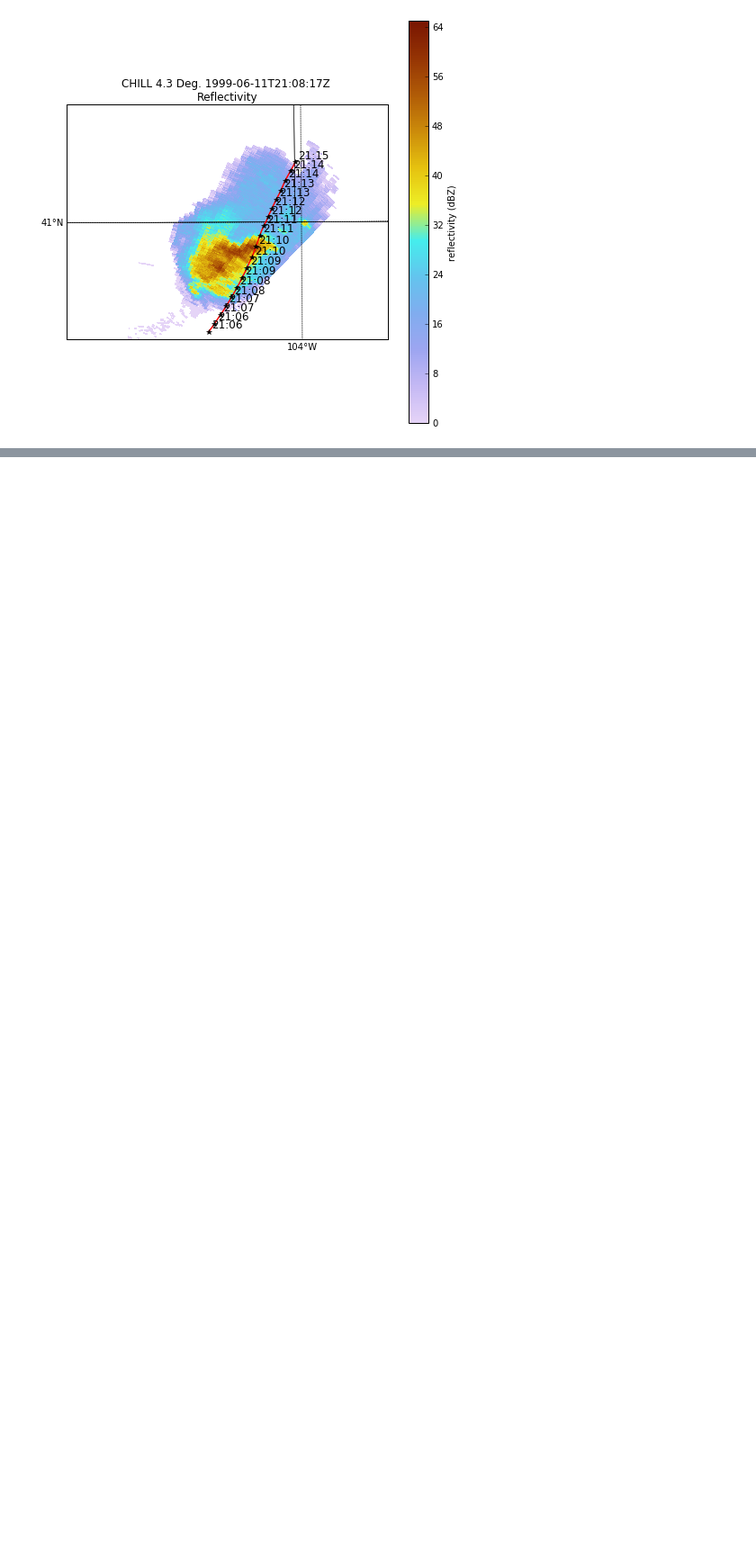
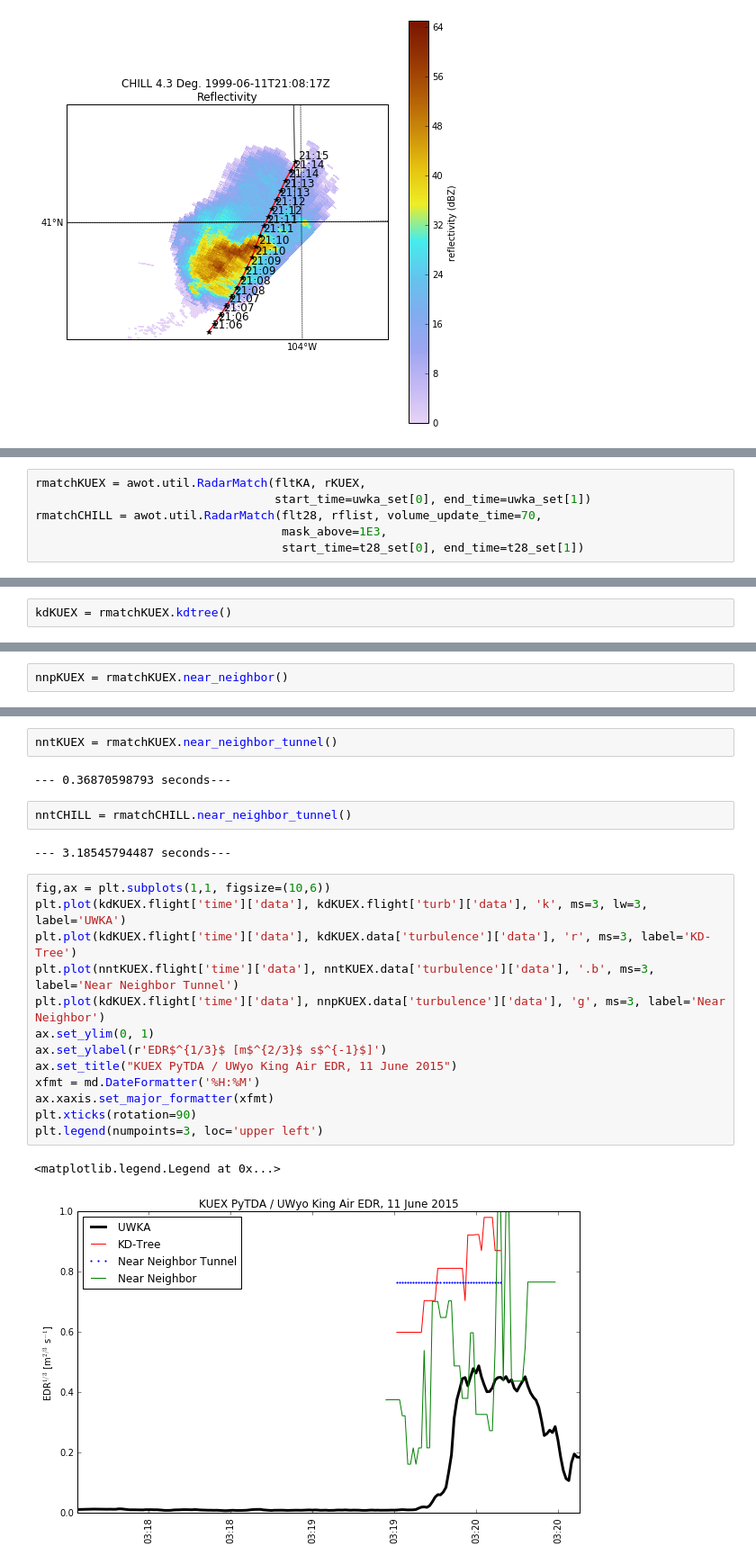
Before and after one commit to nguy/Notebooks, a Jupyter notebook: pytda_along_flight_track.ipynb, the cells around one changed output, grey strips where cells are left out. Shown: that part at 90% size. Saved outputs shown, nothing was run; the diff lists cells and outputs as text; blank space fills up the shorter version.

Commit message:
Updated radar match code.

```diff
--- a/pytda_along_flight_track.ipynb
+++ b/pytda_along_flight_track.ipynb
@@ -441,0 +184,6 @@ def calculate_gate_locations(radar, basemap=None):
+# %%
+rmatchKUEX = awot.util.RadarMatch(fltKA, rKUEX,
+                                  start_time=uwka_set[0], end_time=uwka_set[1])
+rmatchCHILL = awot.util.RadarMatch(flt28, rflist, volume_update_time=70,
+                                   mask_above=1E3,
+                                   start_time=t28_set[0], end_time=t28_set[1])
@@ -441,0 +192,2 @@ def calculate_gate_locations(radar, basemap=None):
+# %%
+kdKUEX = rmatchKUEX.kdtree()
@@ -441,0 +202,2 @@ def calculate_gate_locations(radar, basemap=None):
+# %%
+nnpKUEX = rmatchKUEX.near_neighbor()
@@ -441,0 +212,24 @@ def calculate_gate_locations(radar, basemap=None):
+# %%
+nntKUEX = rmatchKUEX.near_neighbor_tunnel()
+# %% [output]
+--- 0.36870598793 seconds---
+# %%
+nntCHILL = rmatchCHILL.near_neighbor_tunnel()
+# %% [output]
+--- 3.18545794487 seconds---
+# %%
+fig,ax = plt.subplots(1,1, figsize=(10,6))
+plt.plot(kdKUEX.flight['time']['data'], kdKUEX.flight['turb']['data'], 'k', ms=3, lw=3, label='UWKA')
+plt.plot(kdKUEX.flight['time']['data'], kdKUEX.data['turbulence']['data'], 'r', ms=3, label='KD-Tree')
+plt.plot(nntKUEX.flight['time']['data'], nntKUEX.data['turbulence']['data'], '.b', ms=3, label='Near Neighbor Tunnel')
+plt.plot(kdKUEX.flight['time']['data'], nnpKUEX.data['turbulence']['data'], 'g', ms=3, label='Near Neighbor')
+ax.set_ylim(0, 1)
+ax.set_ylabel(r'EDR$^{1/3}$ [m$^{2/3}$ s$^{-1}$]')
+ax.set_title("KUEX PyTDA / UWyo King Air EDR, 11 June 2015")
+xfmt = md.DateFormatter('%H:%M')
+ax.xaxis.set_major_formatter(xfmt)
+plt.xticks(rotation=90)
+plt.legend(numpoints=3, loc='upper left')
+# %% [output]
+<matplotlib.legend.Legend at 0x...>
+[figure, added]
```
Also changed, not shown: parts of 36 cells of this notebook.
